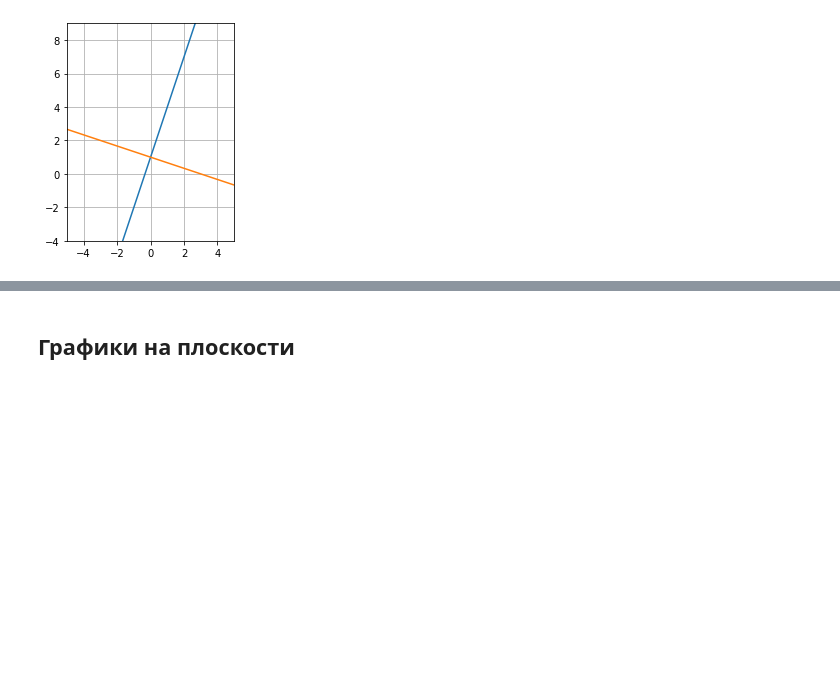
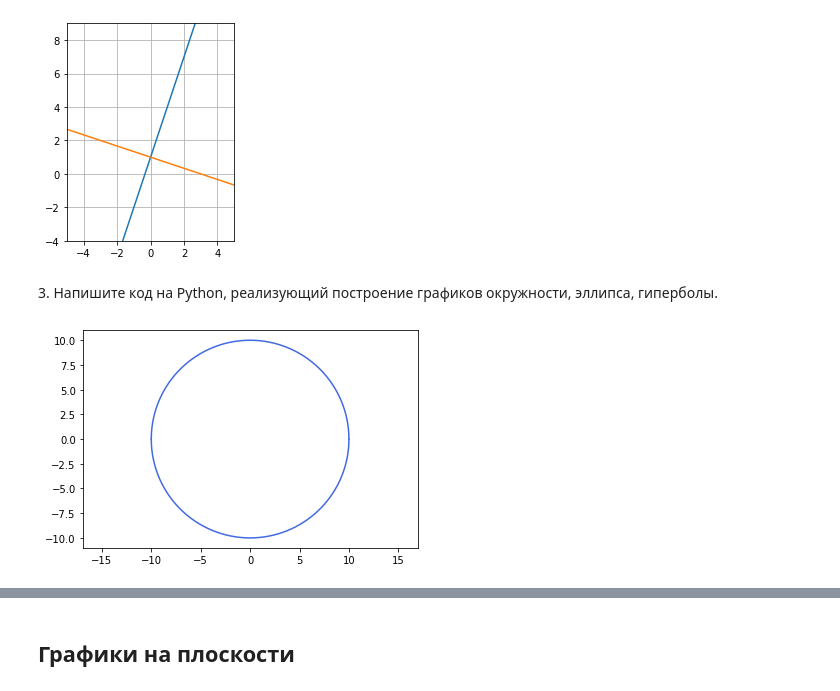
Before and after one commit to dimireme/advanced_math_gb_course, a Jupyter notebook: lesson_3.ipynb, the cells around one changed output, grey strips where cells are left out. Saved outputs shown, nothing was run; the diff lists cells and outputs as text; code cells hidden in the pictures; blank space fills up the shorter version.

```diff
--- a/lesson_3.ipynb
+++ b/lesson_3.ipynb
@@ -25,2 +46,15 @@ plt.draw()
 # %% [output]
 [figure]
+# %% [markdown]
+3\. Напишите код на Python, реализующий построение графиков окружности, эллипса, гиперболы.
+# %%
+# график окружности
+R = 10
+x = np.linspace(-R, R, 1000)
+y1 = np.sqrt(R**2 - x**2)
+y2 = -np.sqrt(R**2 - x**2)
+plt.axis('equal')
+plt.plot(x, y1, 'royalblue', x, y2, 'royalblue')
+plt.show()
+# %% [output]
+[figure, added]
```
Also changed, not shown: parts of 20 cells of this notebook.
